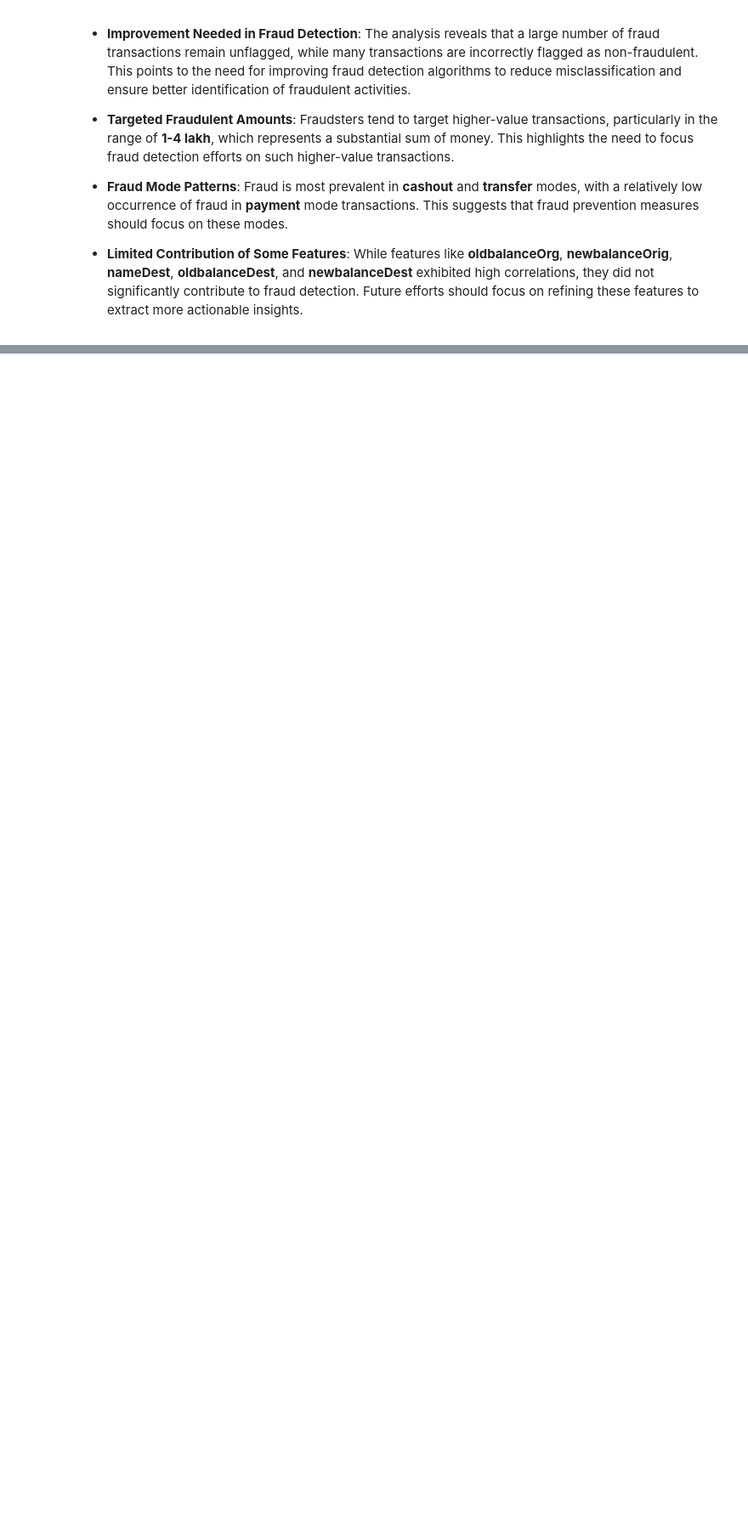
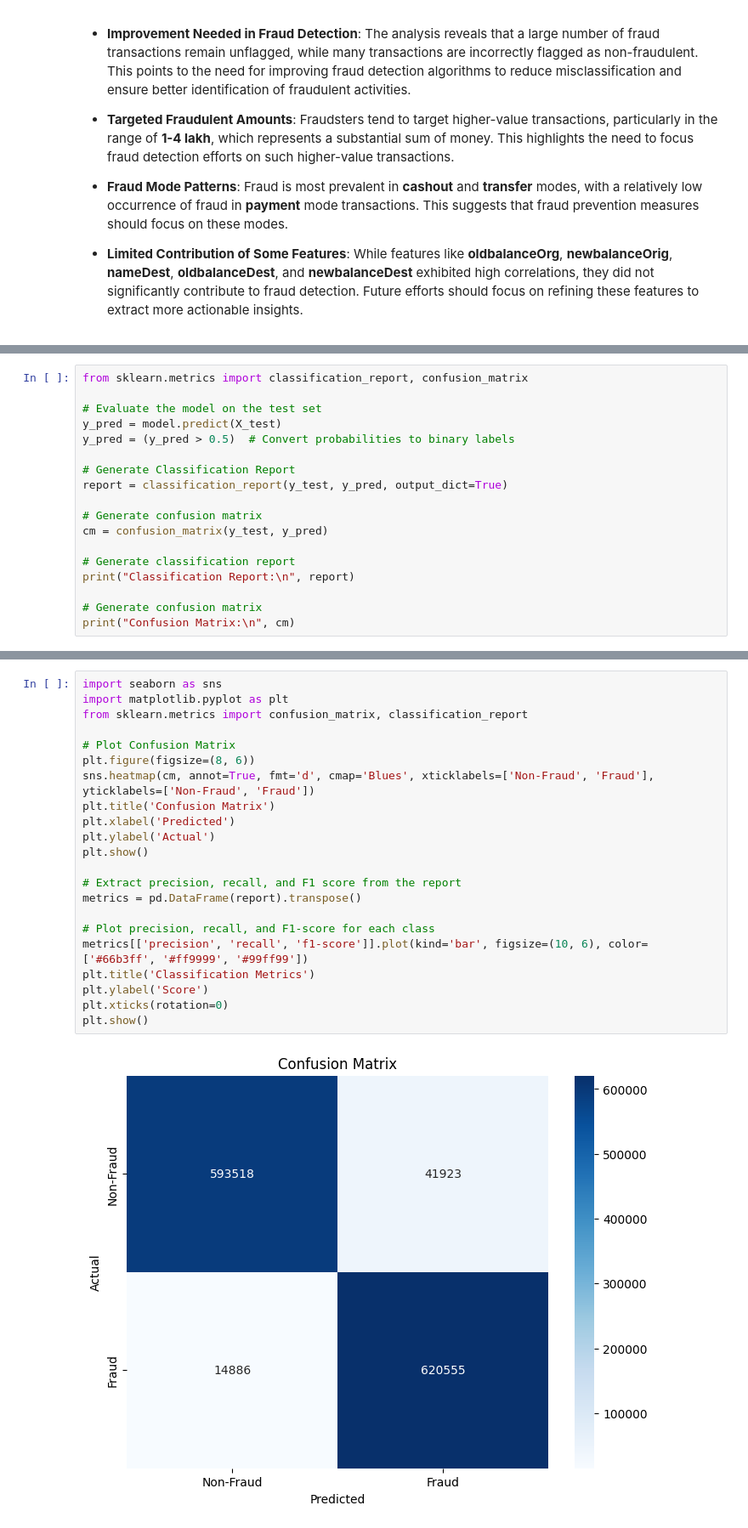
Before and after one commit to sergio11/online_payment_fraud, a Jupyter notebook: Online_Payment_Fraud_Detection.ipynb, the cells around one changed output, grey strips where cells are left out. Shown at 85% size. Saved outputs shown, nothing was run; the diff lists cells and outputs as text; blank space fills up the shorter version.

```diff
--- a/Online_Payment_Fraud_Detection.ipynb
+++ b/Online_Payment_Fraud_Detection.ipynb
@@ -1184,0 +1569,18 @@ The histogram and the Kernel Density Estimate (KDE) curve help visualize the den
+# %%
+from sklearn.metrics import classification_report, confusion_matrix
+
+# Evaluate the model on the test set
+y_pred = model.predict(X_test)
+y_pred = (y_pred > 0.5)  # Convert probabilities to binary labels
+
+# Generate Classification Report
+report = classification_report(y_test, y_pred, output_dict=True)
+
+# Generate confusion matrix
+cm = confusion_matrix(y_test, y_pred)
+
+# Generate classification report
+print("Classification Report:\n", report)
+
+# Generate confusion matrix
+print("Confusion Matrix:\n", cm)
@@ -1184,0 +1642,24 @@ The histogram and the Kernel Density Estimate (KDE) curve help visualize the den
+# %%
+import seaborn as sns
+import matplotlib.pyplot as plt
+from sklearn.metrics import confusion_matrix, classification_report
+
+# Plot Confusion Matrix
+plt.figure(figsize=(8, 6))
+sns.heatmap(cm, annot=True, fmt='d', cmap='Blues', xticklabels=['Non-Fraud', 'Fraud'], yticklabels=['Non-Fraud', 'Fraud'])
+plt.title('Confusion Matrix')
+plt.xlabel('Predicted')
+plt.ylabel('Actual')
+plt.show()
+
+# Extract precision, recall, and F1 score from the report
+metrics = pd.DataFrame(report).transpose()
+
+# Plot precision, recall, and F1-score for each class
+metrics[['precision', 'recall', 'f1-score']].plot(kind='bar', figsize=(10, 6), color=['#66b3ff', '#ff9999', '#99ff99'])
+plt.title('Classification Metrics')
+plt.ylabel('Score')
+plt.xticks(rotation=0)
+plt.show()
+# %% [output]
+[figure, added]
```
Also changed, not shown: parts of 34 cells of this notebook.
